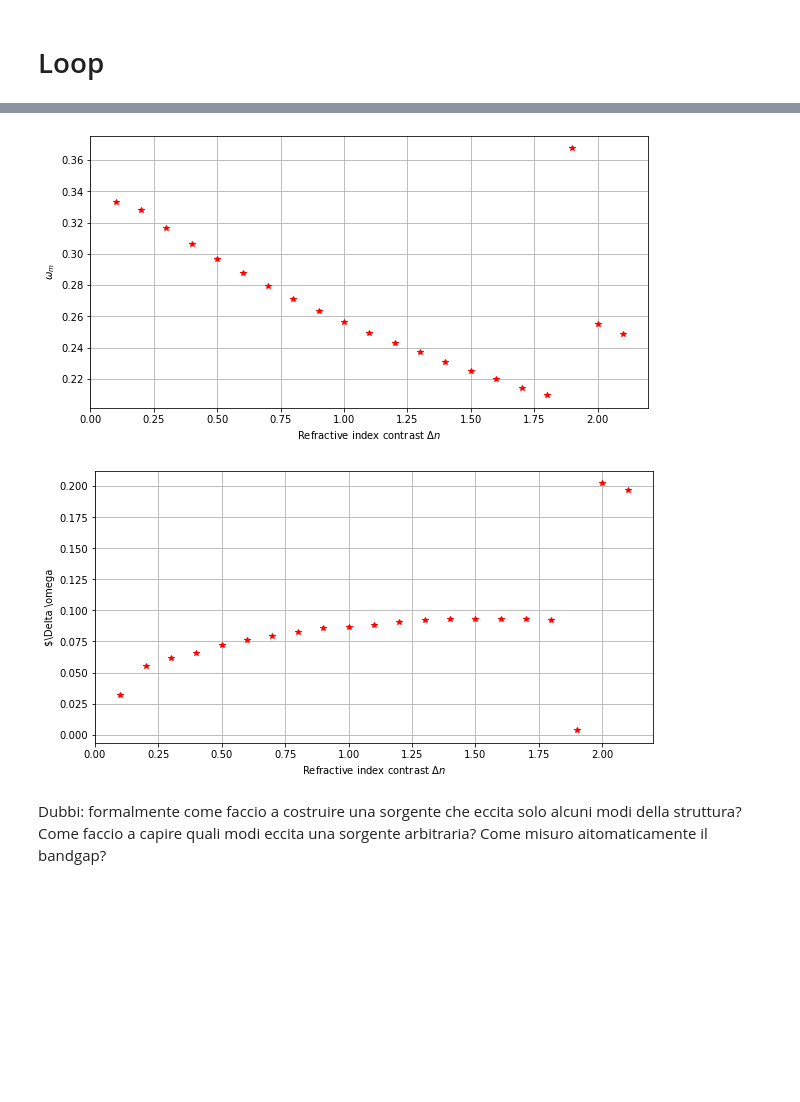
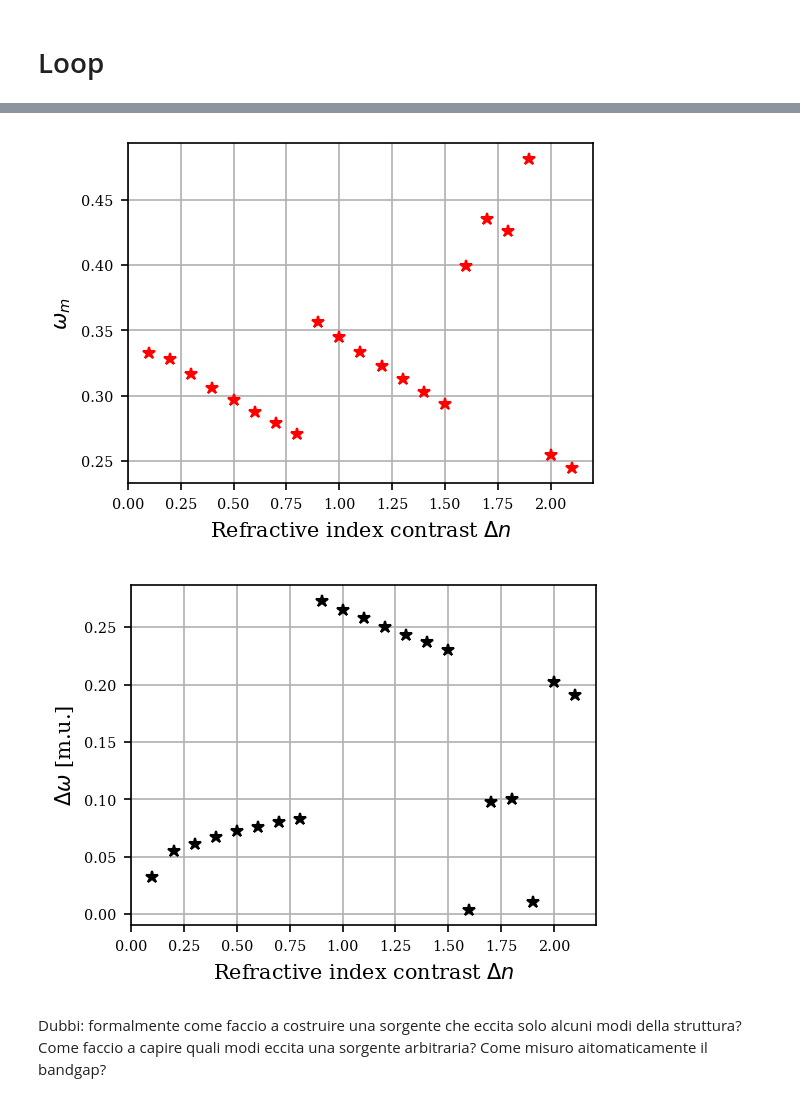
Before and after one commit to leonardocattarin/LabAdvPhotonicsMeep, a Jupyter notebook: Bragg_Reflector/Bragg_Reflector.ipynb, the cells around one changed output, grey strips where cells are left out. Saved outputs shown, nothing was run; the diff lists cells and outputs as text; code cells hidden in the pictures; blank space fills up the shorter version.

```diff
--- a/Bragg_Reflector/Bragg_Reflector.ipynb
+++ b/Bragg_Reflector/Bragg_Reflector.ipynb
@@ -7,7 +7,13 @@ from scipy.constants import pi, c
 from scipy.signal import hilbert, find_peaks
 from scipy.interpolate import interp1d
 # %%
-plt.rcParams['figure.figsize'] = [10,5]
+plt.rcParams['figure.figsize'] = [4,3]
+plt.rcParams['figure.dpi'] = 150
+plt.rcParams['savefig.dpi'] = 300
+
+plt.rc('font', family='serif')
+plt.rc('xtick', labelsize='x-small')
+plt.rc('ytick', labelsize='x-small')
 # %%
 #Define conversion functions/factors to get to/from meep units and kms
 #Length factor to transform lengths in kms
@@ -74,7 +80,7 @@ y_bound_low = -sy/2 + pml_thickness
 # %% [markdown]
 # Loop
 # %%
-Dn_values = np.arange(0.1, 2.2, 0.1)
+Dn_values = np.arange(0.1, 2, 0.1)
 Dn_number = len(Dn_values)
 
 bandgap_mean_array = np.array([])
@@ -121,8 +127,8 @@ for index_Dn,Dn in enumerate(Dn_values):
     source_width = 11
 
     #note: df is not really the frequency sigma
-    f_central = 0.24
-    df = 0.25
+    f_central = 0.22
+    df = 0.28
 
 
     print("#Source pulse frequency: fcent= ", f_central*freq_unit*1e-12, " THz, df= ",df*freq_unit*1e-12, " THz" )
@@ -318,17 +320,17 @@ plt.xlabel(r"Refractive index contrast $\Delta n$")
 plt.ylabel(r"$\omega_m$")
 plt.grid()
 # %% [output]
-[figure, old version]
+[figure, new version]
 # %%
 fig = plt.figure()
 
-plt.plot(Dn_values, bandgap_delta_array, "r*")
+plt.plot(Dn_values, bandgap_delta_array, "k*")
 
 plt.xlabel(r"Refractive index contrast $\Delta n$")
-plt.ylabel(r"$\Delta \omega")
+plt.ylabel(r"$ \Delta \omega $ [m.u.]")
 plt.grid()
 # %% [output]
-[figure, old version]
+[figure, new version]
 # %% [markdown]
 Dubbi: formalmente come faccio a costruire una sorgente che eccita solo alcuni modi della struttura?
 Come faccio a capire quali modi eccita una sorgente arbitraria?
```
Also changed, not shown: parts of 2 cells of this notebook, 37 other files.
